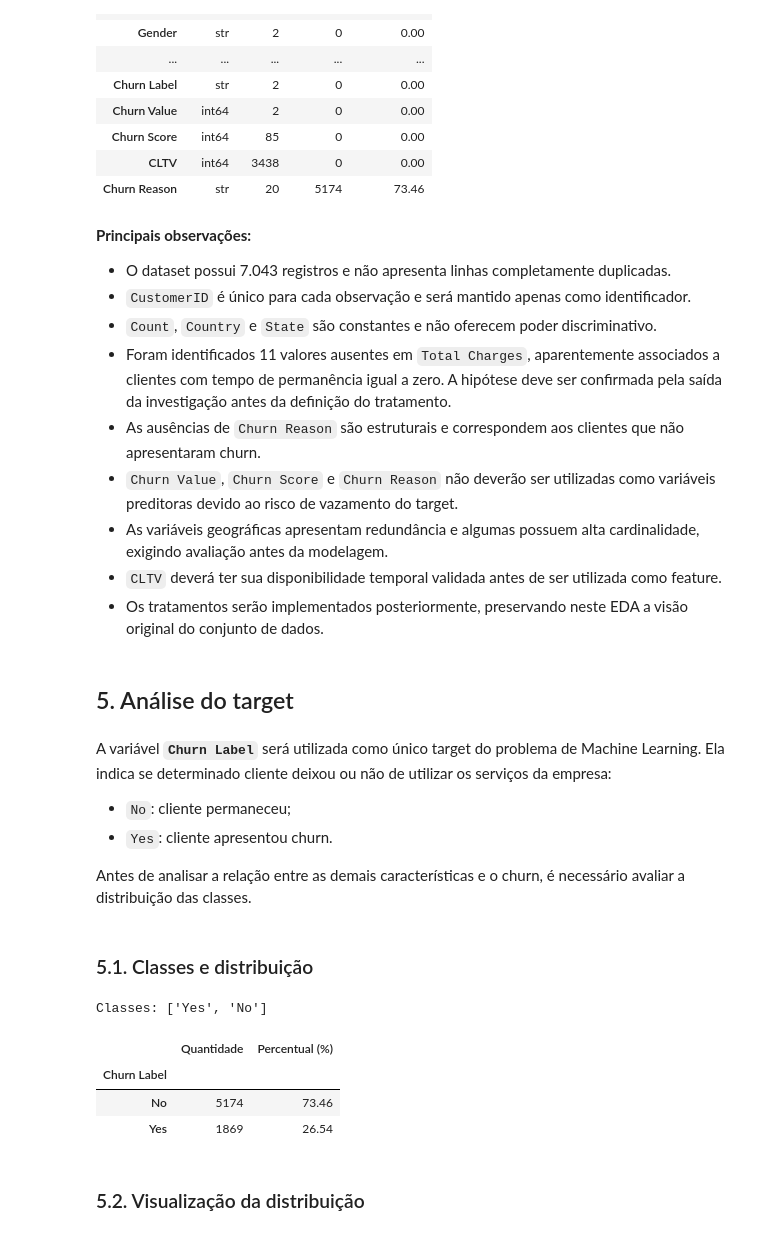
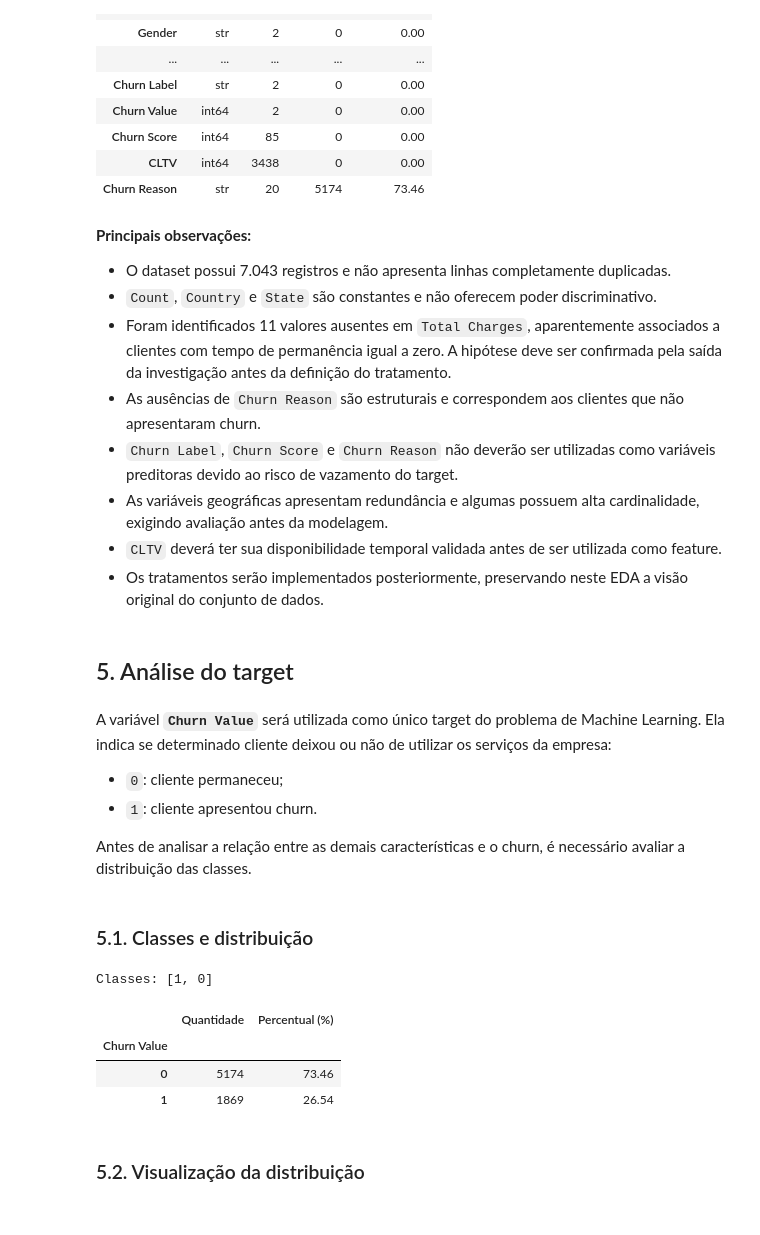
Before and after one commit to alinepmarcondes/TechChallenge1, a Jupyter notebook: notebooks/01_eda.ipynb, the cells around one changed output. Saved outputs shown, nothing was run; the diff lists cells and outputs as text; code cells hidden in the pictures.

```diff
--- a/notebooks/01_eda.ipynb
+++ b/notebooks/01_eda.ipynb
@@ -491,45 +491,44 @@ display(summary)
 **Principais observações:**
 
 - O dataset possui 7.043 registros e não apresenta linhas completamente duplicadas.
-- `CustomerID` é único para cada observação e será mantido apenas como identificador.
 - `Count`, `Country` e `State` são constantes e não oferecem poder discriminativo.
 - Foram identificados 11 valores ausentes em `Total Charges`, aparentemente associados a clientes com tempo de permanência igual a zero. A hipótese deve ser confirmada pela saída da investigação antes da definição do tratamento.
 - As ausências de `Churn Reason` são estruturais e correspondem aos clientes que não apresentaram churn.
-- `Churn Value`, `Churn Score` e `Churn Reason` não deverão ser utilizadas como variáveis preditoras devido ao risco de vazamento do target.
+- `Churn Label`, `Churn Score` e `Churn Reason` não deverão ser utilizadas como variáveis preditoras devido ao risco de vazamento do target.
 - As variáveis geográficas apresentam redundância e algumas possuem alta cardinalidade, exigindo avaliação antes da modelagem.
 - `CLTV` deverá ter sua disponibilidade temporal validada antes de ser utilizada como feature.
 - Os tratamentos serão implementados posteriormente, preservando neste EDA a visão original do conjunto de dados.
 # %% [markdown]
 ## 5. Análise do target
 # %% [markdown]
-A variável **`Churn Label`** será utilizada como único target do problema de Machine Learning. Ela indica se determinado cliente deixou ou não de utilizar os serviços da empresa:
+A variável **`Churn Value`** será utilizada como único target do problema de Machine Learning. Ela indica se determinado cliente deixou ou não de utilizar os serviços da empresa:
 
-- `No`: cliente permaneceu;
-- `Yes`: cliente apresentou churn.
+- `0`: cliente permaneceu;
+- `1`: cliente apresentou churn.
 
 Antes de analisar a relação entre as demais características e o churn, é necessário avaliar a distribuição das classes.
 # %% [markdown]
 ### 5.1. Classes e distribuição
 # %%
-print("Classes:", df["Churn Label"].unique().tolist())
+print("Classes:", df["Churn Value"].unique().tolist())
 
 target_distribution = pd.DataFrame({
-    "Quantidade": df["Churn Label"].value_counts(),
+    "Quantidade": df["Churn Value"].value_counts(),
     "Percentual (%)": (
-        df["Churn Label"]
+        df["Churn Value"]
         .value_counts(normalize=True)
         .mul(100)
         .round(2)
     ),
 })
 
 display(target_distribution)
 # %% [output]
-Classes: ['Yes', 'No']
+Classes: [1, 0]
 |  | Quantidade | Percentual (%) |
-| Churn Label |  |  |
-| No | 5174 | 73.46 |
-| Yes | 1869 | 26.54 |
+| Churn Value |  |  |
+| 0 | 5174 | 73.46 |
+| 1 | 1869 | 26.54 |
 # %% [markdown]
 ### 5.2. Visualização da distribuição
 # %%
```
Also changed, not shown: parts of 18 cells of this notebook.
